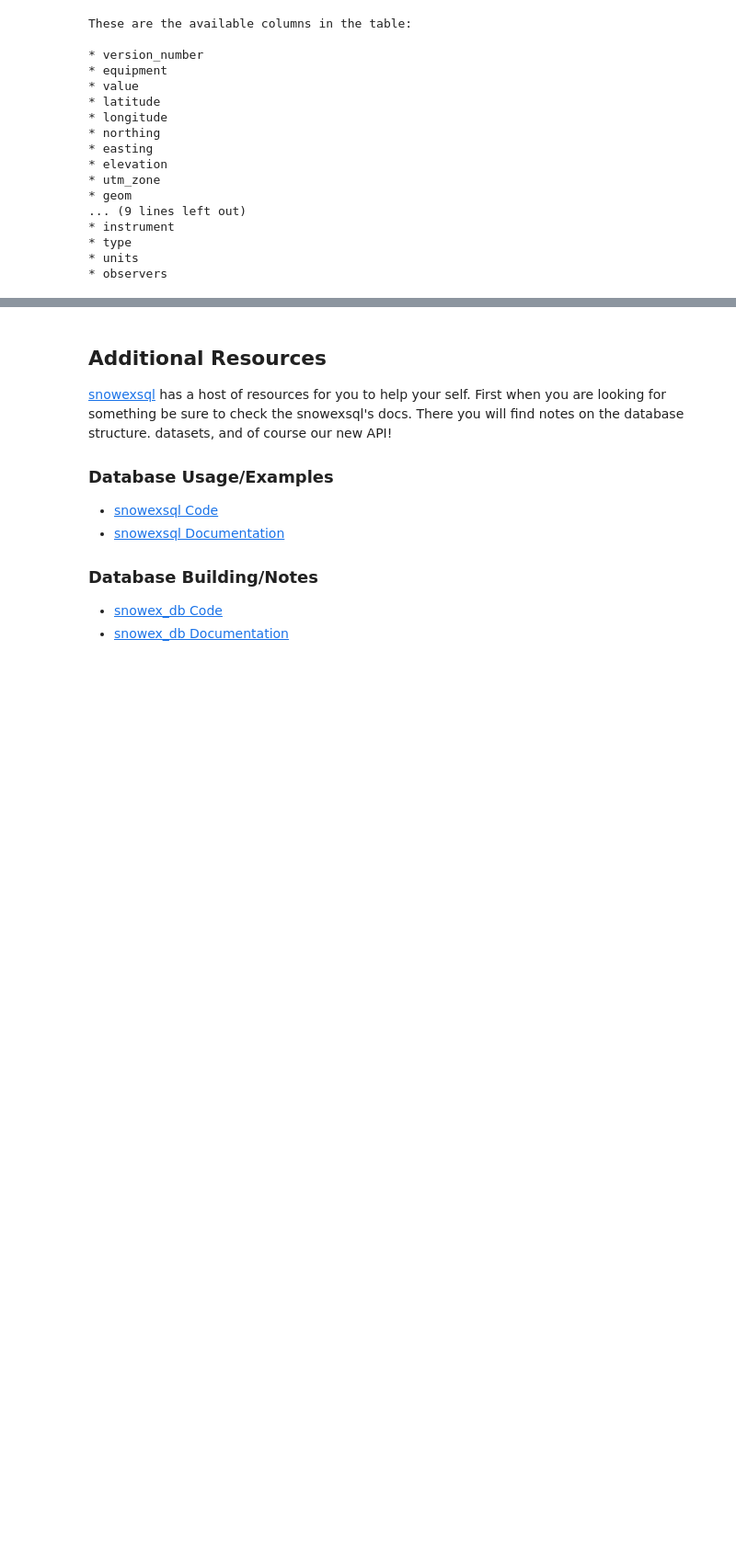
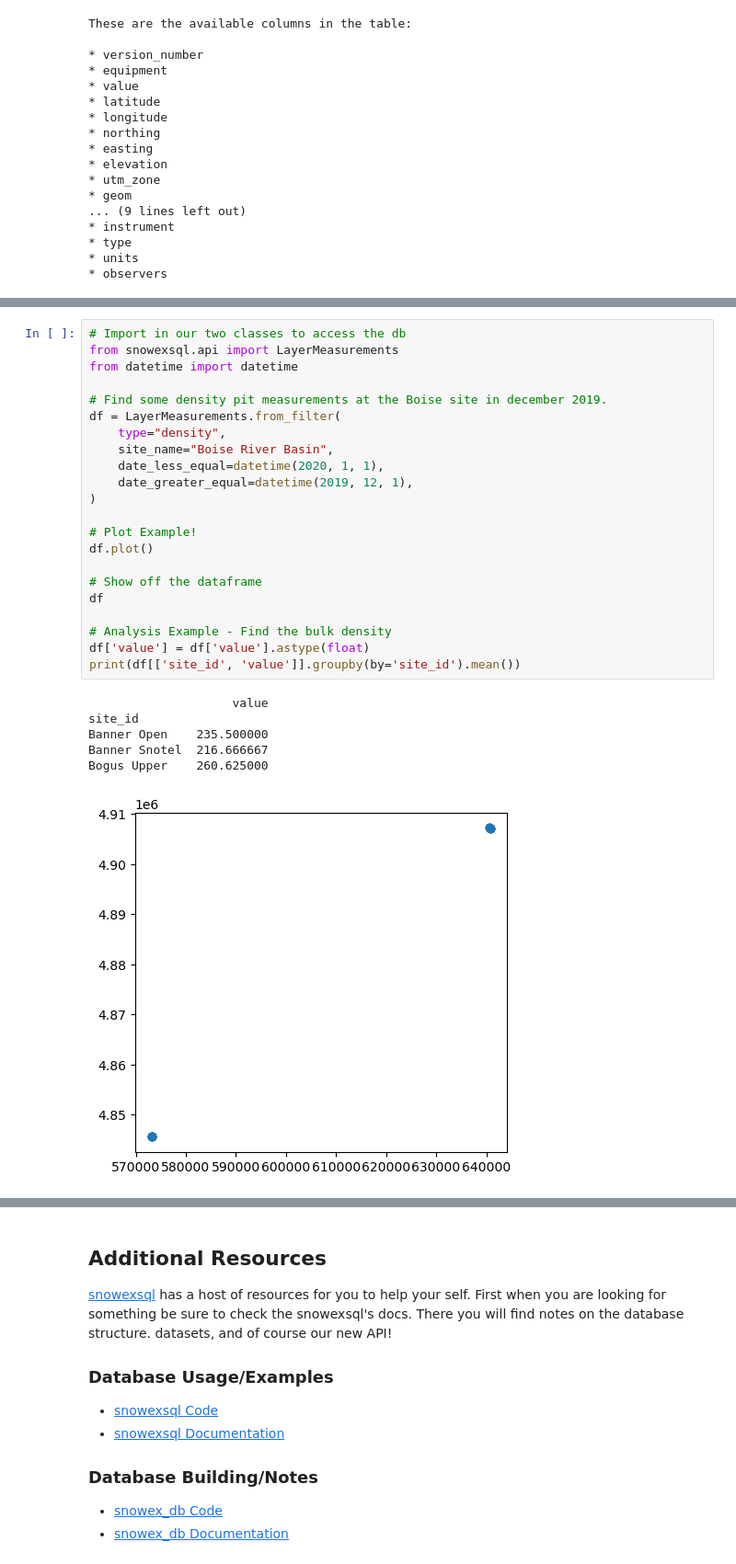
Before and after one commit to SnowEx/snow-cookbook, a Jupyter notebook: notebooks/snowex_database.ipynb, the cells around one changed output, grey strips where cells are left out. Shown at 92% size. Saved outputs shown, nothing was run; the diff lists cells and outputs as text; blank space fills up the shorter version.

```diff
--- a/notebooks/snowex_database.ipynb
+++ b/notebooks/snowex_database.ipynb
@@ -120,0 +131,29 @@ These are the available columns in the table:
+# %%
+# Import in our two classes to access the db
+from snowexsql.api import LayerMeasurements
+from datetime import datetime
+
+# Find some density pit measurements at the Boise site in december 2019.
+df = LayerMeasurements.from_filter(
+    type="density",
+    site_name="Boise River Basin",
+    date_less_equal=datetime(2020, 1, 1),
+    date_greater_equal=datetime(2019, 12, 1),
+)
+
+# Plot Example!
+df.plot()
+
+# Show off the dataframe
+df
+
+# Analysis Example - Find the bulk density
+df['value'] = df['value'].astype(float)
+print(df[['site_id', 'value']].groupby(by='site_id').mean())
+# %% [output]
+                    value
+site_id
+Banner Open    235.500000
+Banner Snotel  216.666667
+Bogus Upper    260.625000
+[figure, added]
```
Also changed, not shown: parts of 13 cells of this notebook.
